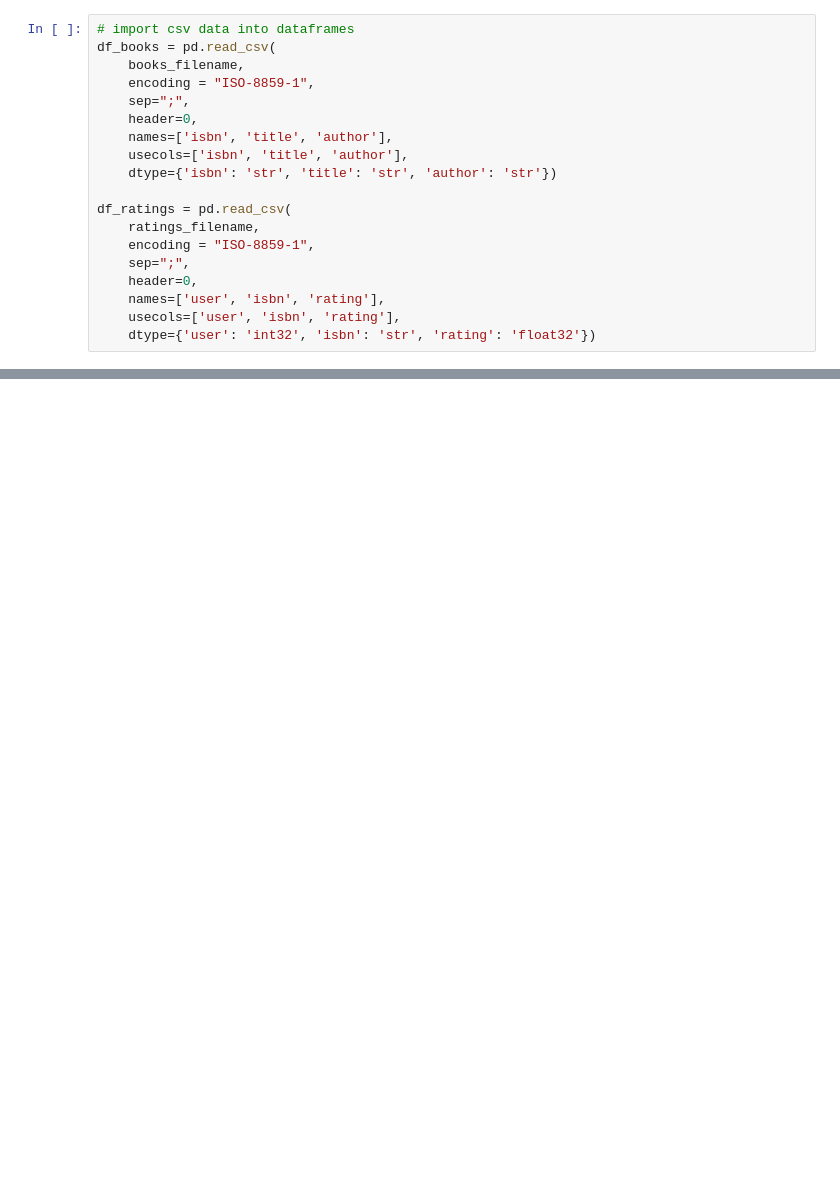
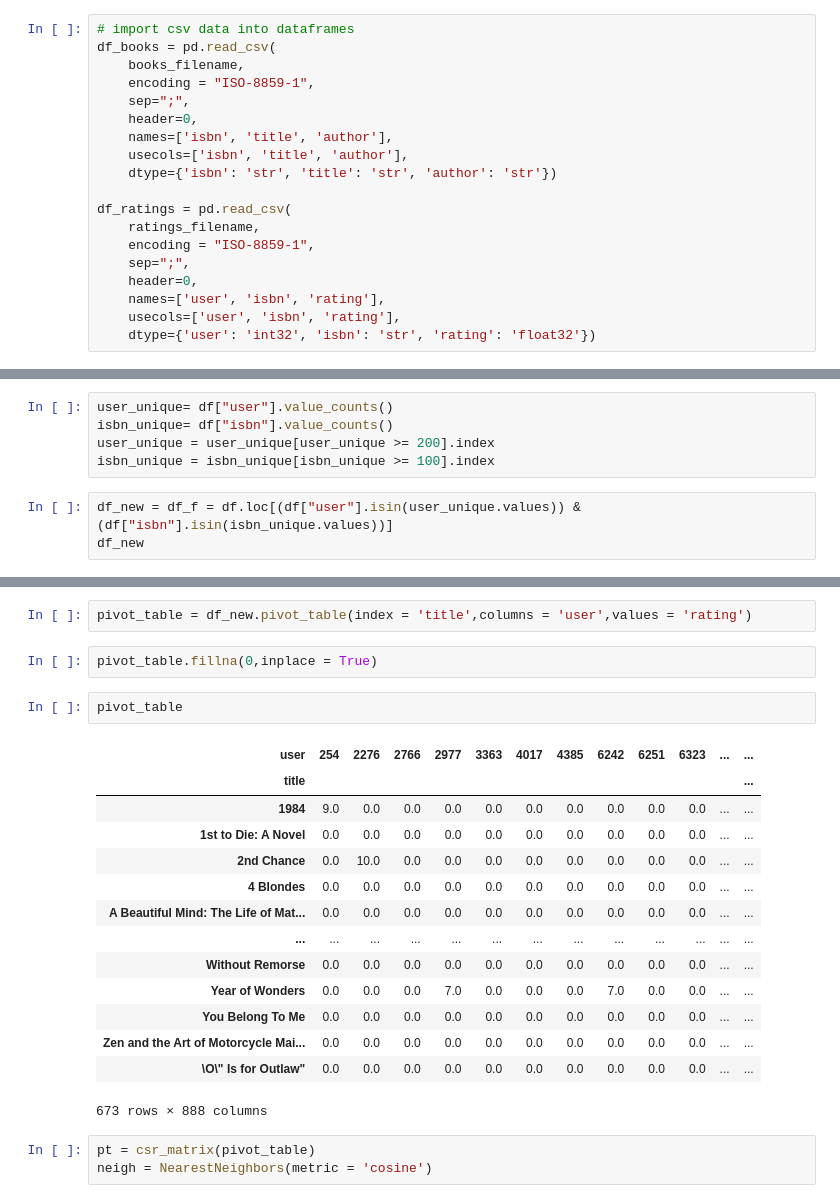
Before and after one commit to Rajibsigdel12345/FreeCodecamp, a Jupyter notebook: fcc_book_recommendation_knn.ipynb, the cells around one changed output, grey strips where cells are left out. Drawn from its saved outputs; the diff is of its cells as text; blank space fills up the shorter version.

```diff
--- a/fcc_book_recommendation_knn.ipynb
+++ b/fcc_book_recommendation_knn.ipynb
@@ -44,0 +60,8 @@ def get_recommends(book = ""):
+# %%
+user_unique= df["user"].value_counts()
+isbn_unique= df["isbn"].value_counts()
+user_unique = user_unique[user_unique >= 200].index
+isbn_unique = isbn_unique[isbn_unique >= 100].index
+# %%
+df_new = df_f = df.loc[(df["user"].isin(user_unique.values)) & (df["isbn"].isin(isbn_unique.values))]
+df_new
@@ -44,0 +82,24 @@ def get_recommends(book = ""):
+# %%
+pivot_table = df_new.pivot_table(index = 'title',columns = 'user',values = 'rating')
+# %%
+pivot_table.fillna(0,inplace = True)
+# %%
+pivot_table
+# %% [output]
+| user | 254 | 2276 | 2766 | 2977 | 3363 | 4017 | 4385 | 6242 | 6251 | 6323 | ... | ... |
+| title |  |  |  |  |  |  |  |  |  |  |  | ... |
+| 1984 | 9.0 | 0.0 | 0.0 | 0.0 | 0.0 | 0.0 | 0.0 | 0.0 | 0.0 | 0.0 | ... | ... |
+| 1st to Die: A Novel | 0.0 | 0.0 | 0.0 | 0.0 | 0.0 | 0.0 | 0.0 | 0.0 | 0.0 | 0.0 | ... | ... |
+| 2nd Chance | 0.0 | 10.0 | 0.0 | 0.0 | 0.0 | 0.0 | 0.0 | 0.0 | 0.0 | 0.0 | ... | ... |
+| 4 Blondes | 0.0 | 0.0 | 0.0 | 0.0 | 0.0 | 0.0 | 0.0 | 0.0 | 0.0 | 0.0 | ... | ... |
+| A Beautiful Mind: The Life of Mat... | 0.0 | 0.0 | 0.0 | 0.0 | 0.0 | 0.0 | 0.0 | 0.0 | 0.0 | 0.0 | ... | ... |
+| ... | ... | ... | ... | ... | ... | ... | ... | ... | ... | ... | ... | ... |
+| Without Remorse | 0.0 | 0.0 | 0.0 | 0.0 | 0.0 | 0.0 | 0.0 | 0.0 | 0.0 | 0.0 | ... | ... |
+| Year of Wonders | 0.0 | 0.0 | 0.0 | 7.0 | 0.0 | 0.0 | 0.0 | 7.0 | 0.0 | 0.0 | ... | ... |
+| You Belong To Me | 0.0 | 0.0 | 0.0 | 0.0 | 0.0 | 0.0 | 0.0 | 0.0 | 0.0 | 0.0 | ... | ... |
+| Zen and the Art of Motorcycle Mai... | 0.0 | 0.0 | 0.0 | 0.0 | 0.0 | 0.0 | 0.0 | 0.0 | 0.0 | 0.0 | ... | ... |
+| \O\" Is for Outlaw" | 0.0 | 0.0 | 0.0 | 0.0 | 0.0 | 0.0 | 0.0 | 0.0 | 0.0 | 0.0 | ... | ... |
+673 rows × 888 columns
+# %%
+pt = csr_matrix(pivot_table)
+neigh = NearestNeighbors(metric = 'cosine')
```
Also changed, not shown: parts of 7 cells of this notebook.
